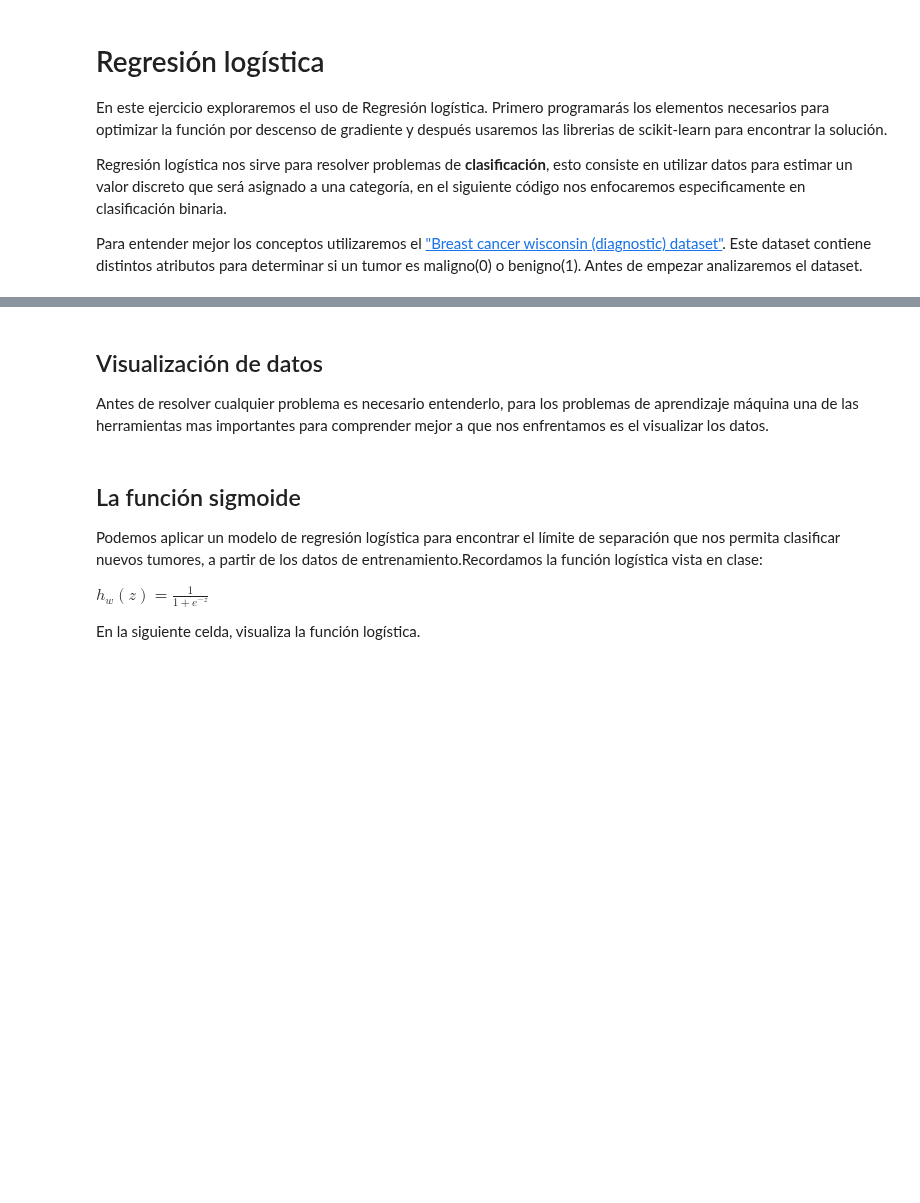
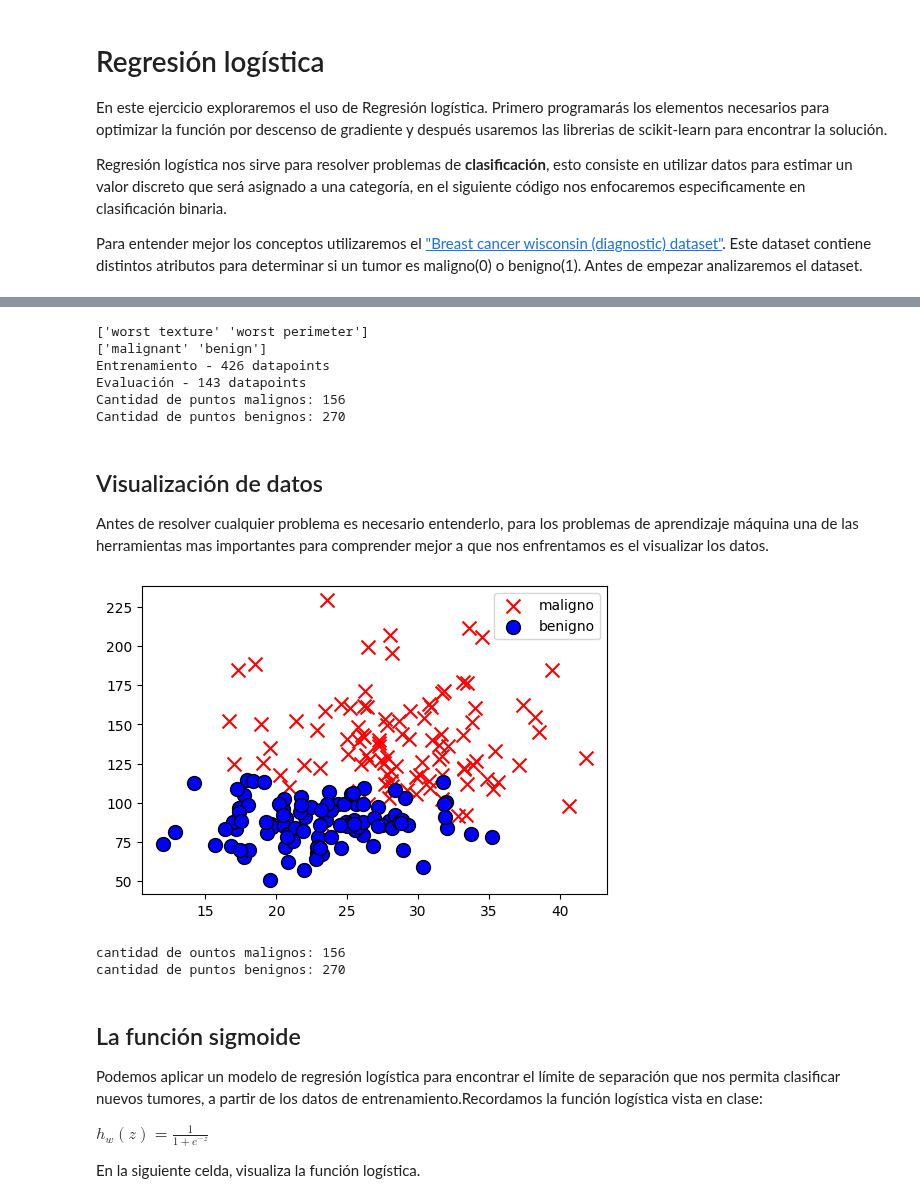
Before and after one commit to Montes000/SI23_Equipo3, a Jupyter notebook: ejercicio_2-LogisticReg/ejercicio_2.ipynb, the cells around one changed output, grey strips where cells are left out. Saved outputs shown, nothing was run; the diff lists cells and outputs as text; code cells hidden in the pictures; blank space fills up the shorter version.

```diff
--- a/ejercicio_2-LogisticReg/ejercicio_2.ipynb
+++ b/ejercicio_2-LogisticReg/ejercicio_2.ipynb
@@ -295,8 +296,8 @@ data_train, data_test, target_train, target_test = train_test_split(
 # TODO: Imprime la cantidad de puntos que serán dedicados para entrenamiento y
 # para prueba
 # ====== Start of solution =====
-print(f"Entrenamiento - {...} datapoints")
-print(f"Evaluación - {...} datapoints")
+print(f"Entrenamiento - {data_train.shape[0]} datapoints")
+print(f"Evaluación - {data_test.shape[0]} datapoints")
 # ====== End of solution =====
 
 # Es bueno saber como es la distribución de los datos
@@ -306,8 +307,16 @@ benign_idcs = np.where(target_train == 1)
 
 # TODO: Imprime la cantidad de puntos que son malignos y benignos
 # ====== Start of solution =====
-
+print(f"Cantidad de puntos malignos: {malignant_idcs[0].shape[0]}")
+print(f"Cantidad de puntos benignos: {benign_idcs[0].shape[0]}")
 # ====== End of solution =====
+# %% [output]
+['worst texture' 'worst perimeter']
+['malignant' 'benign']
+Entrenamiento - 426 datapoints
+Evaluación - 143 datapoints
+Cantidad de puntos malignos: 156
+Cantidad de puntos benignos: 270
 # %% [markdown]
 ## Visualización de datos
 Antes de resolver cualquier problema es necesario entenderlo, para los problemas de aprendizaje máquina una de las herramientas mas importantes para comprender mejor a que nos enfrentamos es el visualizar los datos.
@@ -319,36 +328,44 @@ fig, ax = plt.subplots(figsize=(6,4))
 # Pintaremos los que tienen etiqueta 0 y etiqueta 1 de distinto color
 # Muestra un máximo de dp_to_plot puntos para cada clase
 dp_to_plot = 100
 
 # Grafica los datos malignos
 malignant_entries = data_train[malignant_idcs]
 ax.scatter(
     # TODO: Ingresa los datos a graficar
     # ====== Start of solution =====
-    x=...,
-    y=...,
+    x=malignant_entries[:dp_to_plot, 0],
+    y=malignant_entries[:dp_to_plot, 1],
     # ====== End of solution =====
     s=100,
     color="r",
     marker="x",
     label="maligno"
 )
 
 # Grafica los datos benignos
 benign_entries = data_train[benign_idcs]
 ax.scatter(
     # TODO: Ingresa los datos a graficar
     # ====== Start of solution =====
-
+x= benign_entries[:dp_to_plot, 0],
+y=benign_entries[:dp_to_plot, 1],
     # ====== End of solution =====
     s=100,
     color="b",
     edgecolor='black',
     marker="o",
     label="benigno"
 )
 plt.legend()
 plt.show()
+
+print(f"cantidad de ountos malignos: {malignant_entries.shape[0]}")
+print(f"cantidad de puntos benignos: {benign_entries.shape[0]}")
+# %% [output]
+[figure, added]
+cantidad de ountos malignos: 156
+cantidad de puntos benignos: 270
 # %% [markdown]
 ## La función sigmoide
 Podemos aplicar un modelo de regresión logística para encontrar el límite de separación que nos permita clasificar nuevos tumores, a partir de los datos de entrenamiento.Recordamos la función logística vista en clase:
```
Also changed, not shown: parts of 13 cells of this notebook.
